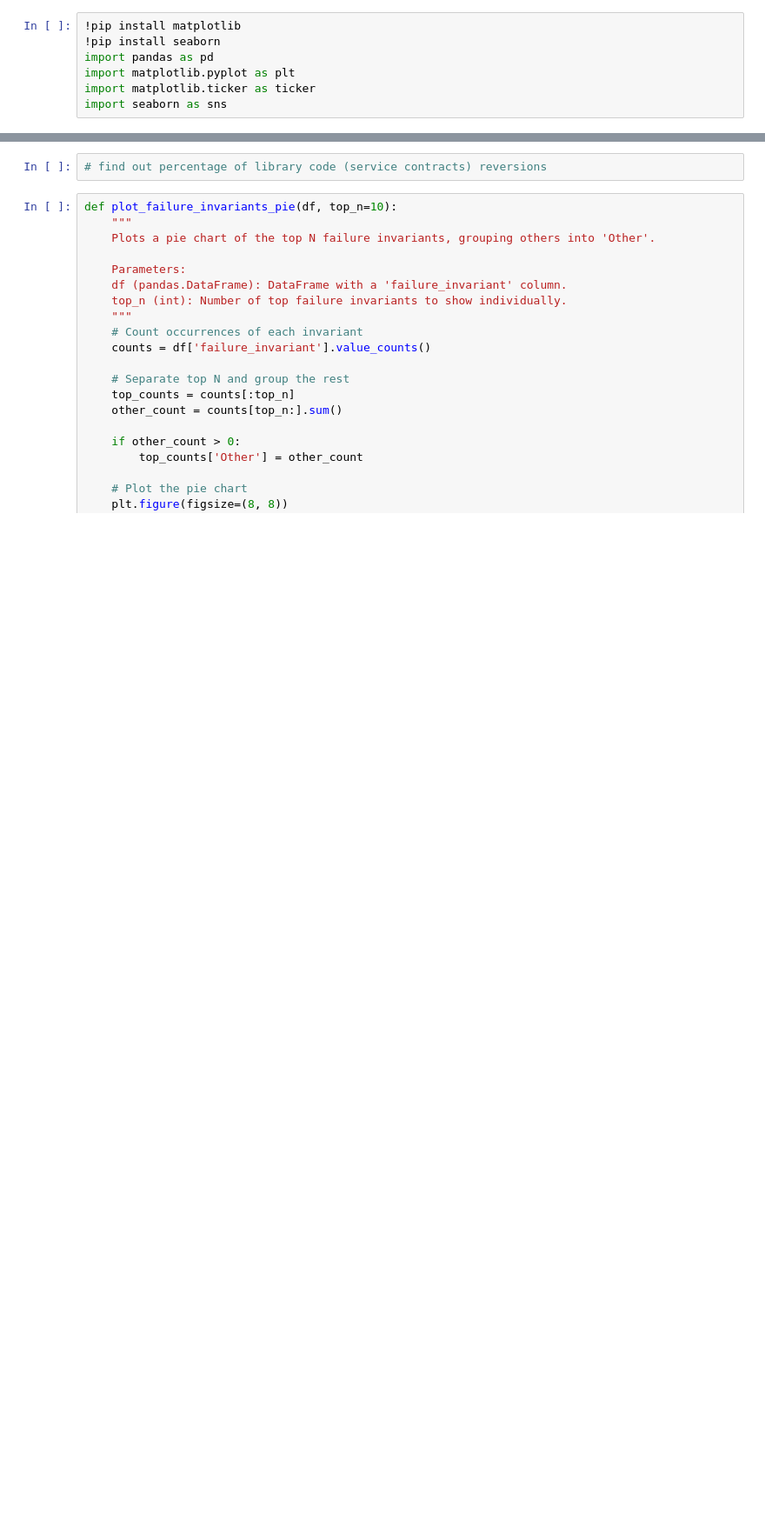
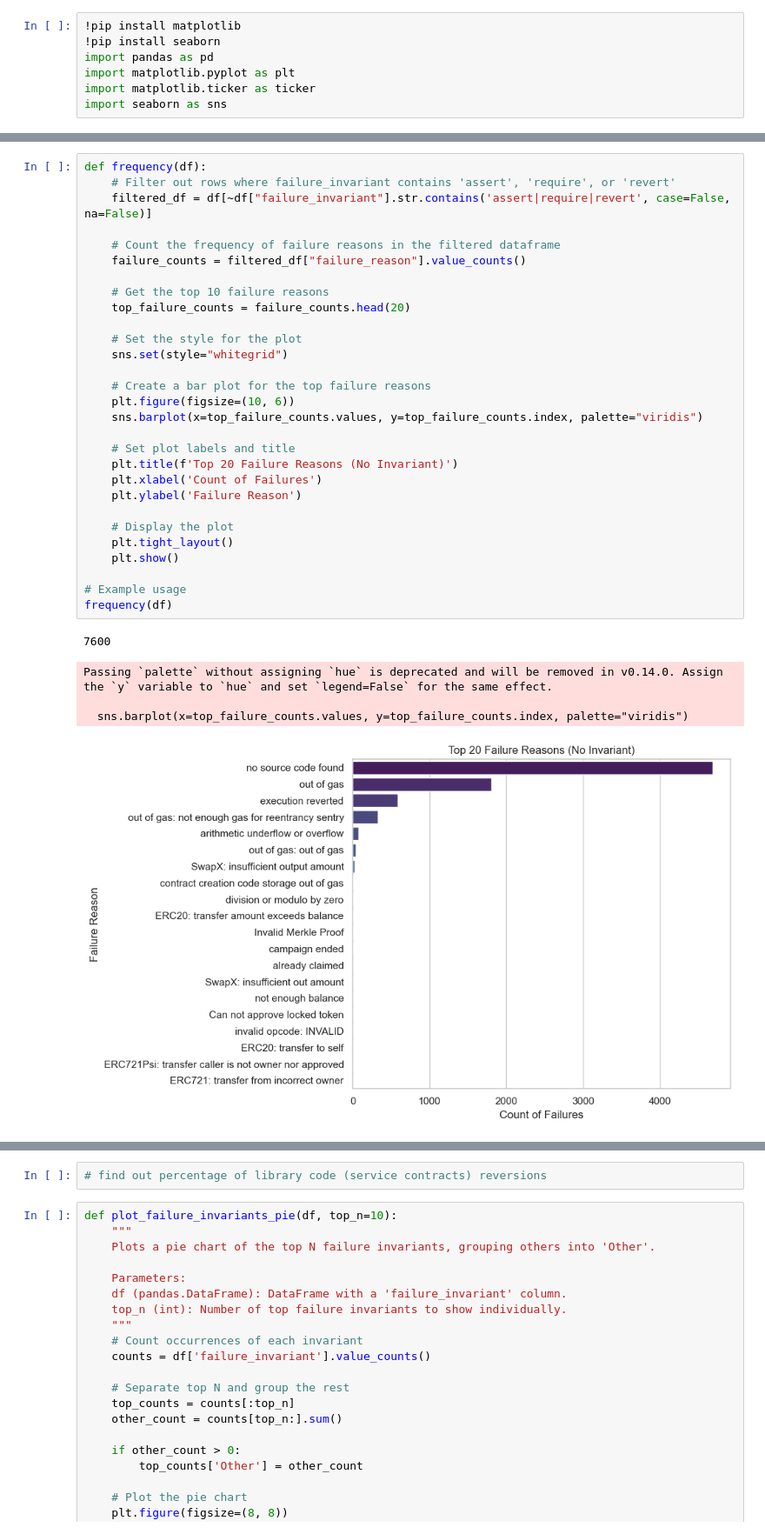
Before and after one commit to mojtaba-eshghie/Raven, a Jupyter notebook: analysis/plotting.ipynb, the cells around one changed output, grey strips where cells are left out. Shown at 87% size. Saved outputs shown, nothing was run; the diff lists cells and outputs as text; blank space fills up the shorter version.

```diff
--- a/analysis/plotting.ipynb
+++ b/analysis/plotting.ipynb
@@ -14,0 +66,35 @@ Read file
+# %%
+def frequency(df):
+    # Filter out rows where failure_invariant contains 'assert', 'require', or 'revert'
+    filtered_df = df[~df["failure_invariant"].str.contains('assert|require|revert', case=False, na=False)]
+
+    # Count the frequency of failure reasons in the filtered dataframe
+    failure_counts = filtered_df["failure_reason"].value_counts()
+
+    # Get the top 10 failure reasons
+    top_failure_counts = failure_counts.head(20)
+
+    # Set the style for the plot
+    sns.set(style="whitegrid")
+
+    # Create a bar plot for the top failure reasons
+    plt.figure(figsize=(10, 6))
+    sns.barplot(x=top_failure_counts.values, y=top_failure_counts.index, palette="viridis")
+
+    # Set plot labels and title
+    plt.title(f'Top 20 Failure Reasons (No Invariant)')
+    plt.xlabel('Count of Failures')
+    plt.ylabel('Failure Reason')
+
+    # Display the plot
+    plt.tight_layout()
+    plt.show()
+
+# Example usage
+frequency(df)
+# %% [output]
+7600
+Passing `palette` without assigning `hue` is deprecated and will be removed in v0.14.0. Assign the `y` variable to `hue` and set `legend=False` for the same effect.
+
+  sns.barplot(x=top_failure_counts.values, y=top_failure_counts.index, palette="viridis")
+[figure, added]
```
Also changed, not shown: parts of 23 cells of this notebook, 4 other files.
